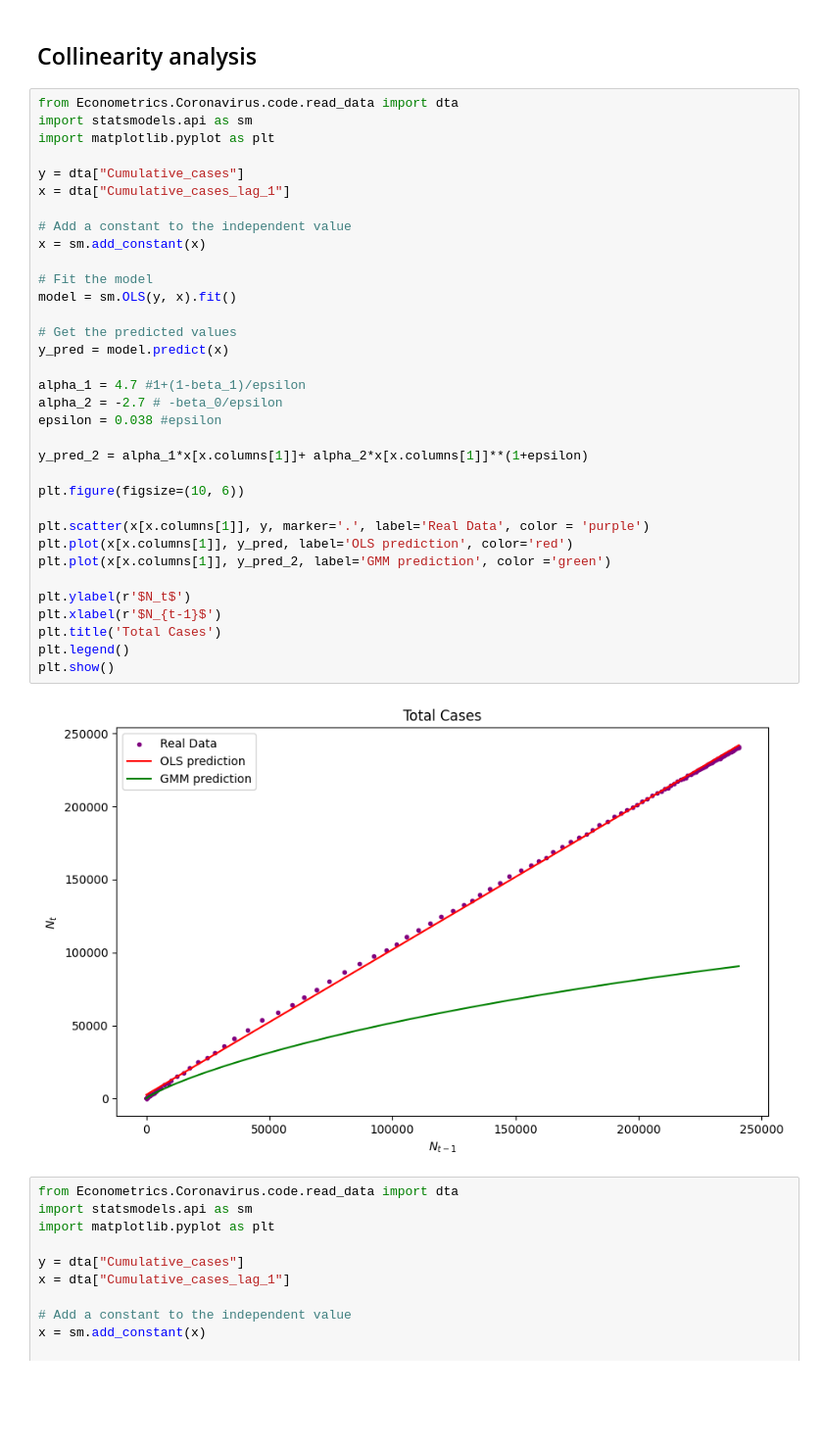
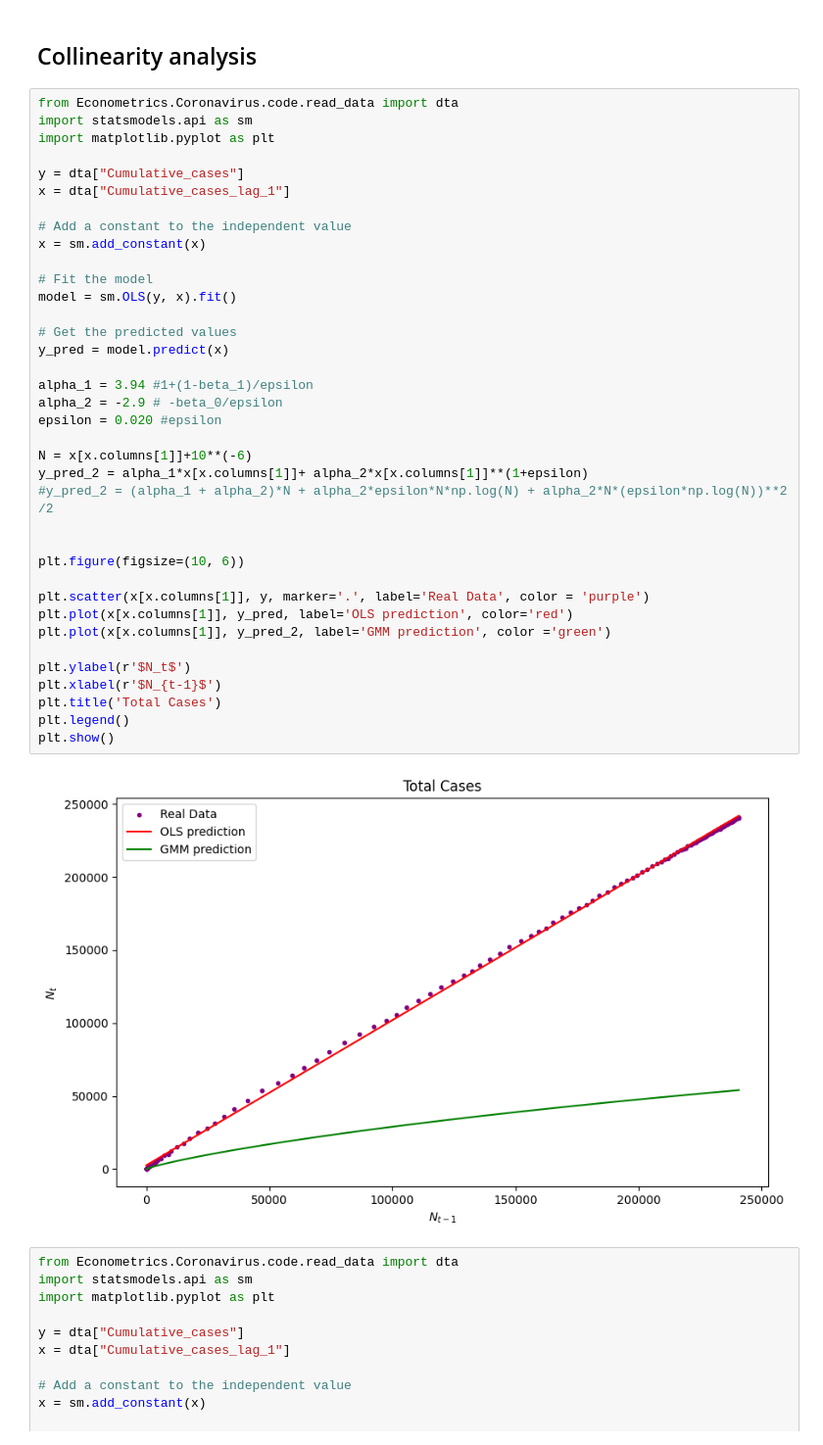
Before and after one commit to Naarsk/Economics, a Jupyter notebook: Econometrics/Coronavirus/coronav.ipynb, the cells around one changed output. Shown: that part at 98% size. Drawn from its saved outputs; the diff is of its cells as text; blank space fills up the shorter version.

```diff
--- a/Econometrics/Coronavirus/coronav.ipynb
+++ b/Econometrics/Coronavirus/coronav.ipynb
@@ -224,37 +227,40 @@ from Econometrics.Coronavirus.code.read_data import dta
 import statsmodels.api as sm
 import matplotlib.pyplot as plt
 
 y = dta["Cumulative_cases"]
 x = dta["Cumulative_cases_lag_1"]
 
 # Add a constant to the independent value
 x = sm.add_constant(x)
 
 # Fit the model
 model = sm.OLS(y, x).fit()
 
 # Get the predicted values
 y_pred = model.predict(x)
 
-alpha_1 = 4.7 #1+(1-beta_1)/epsilon
-alpha_2 = -2.7 # -beta_0/epsilon
-epsilon = 0.038 #epsilon
+alpha_1 = 3.94 #1+(1-beta_1)/epsilon
+alpha_2 = -2.9 # -beta_0/epsilon
+epsilon = 0.020 #epsilon
 
+N = x[x.columns[1]]+10**(-6)
 y_pred_2 = alpha_1*x[x.columns[1]]+ alpha_2*x[x.columns[1]]**(1+epsilon)
+#y_pred_2 = (alpha_1 + alpha_2)*N + alpha_2*epsilon*N*np.log(N) + alpha_2*N*(epsilon*np.log(N))**2 /2
+
 
 plt.figure(figsize=(10, 6))
 
 plt.scatter(x[x.columns[1]], y, marker='.', label='Real Data', color = 'purple')
 plt.plot(x[x.columns[1]], y_pred, label='OLS prediction', color='red')
 plt.plot(x[x.columns[1]], y_pred_2, label='GMM prediction', color ='green')
 
 plt.ylabel(r'$N_t$')
 plt.xlabel(r'$N_{t-1}$')
 plt.title('Total Cases')
 plt.legend()
 plt.show()
 # %% [output]
-[figure, old version]
+[figure, new version]
 # %%
 from Econometrics.Coronavirus.code.read_data import dta
 import statsmodels.api as sm
```
Also changed, not shown: parts of 3 cells of this notebook, 16 other files.
